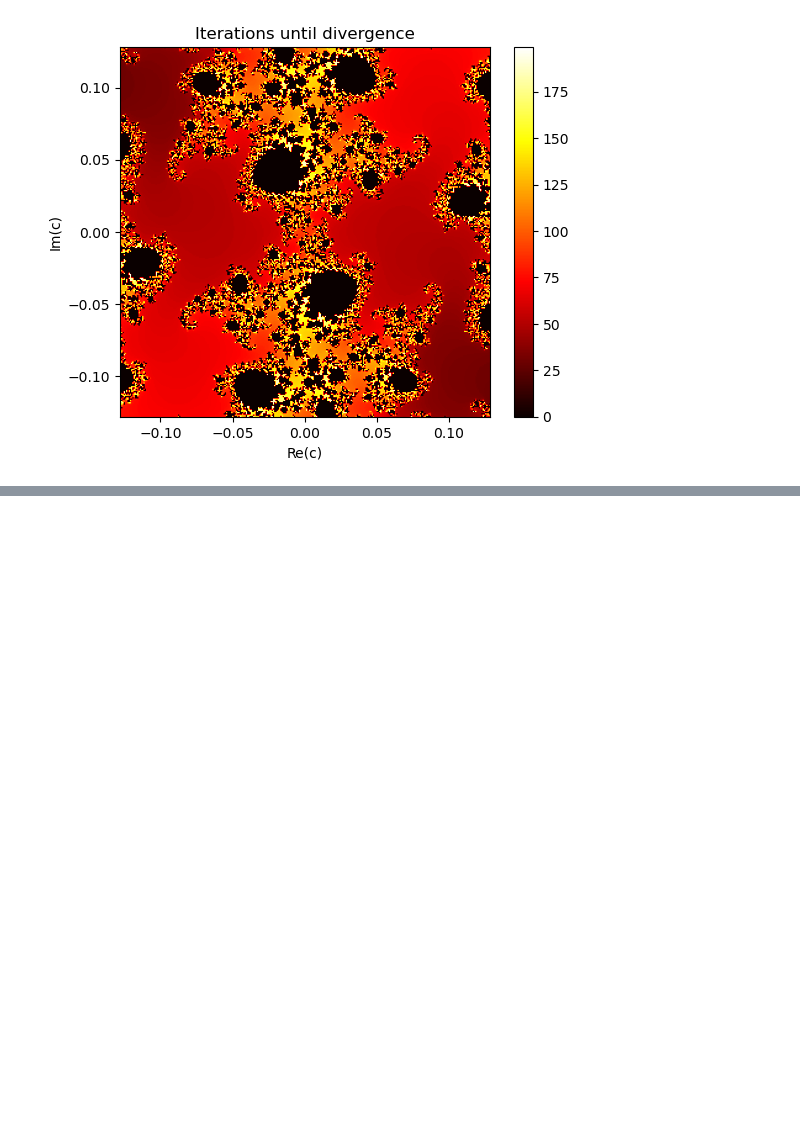
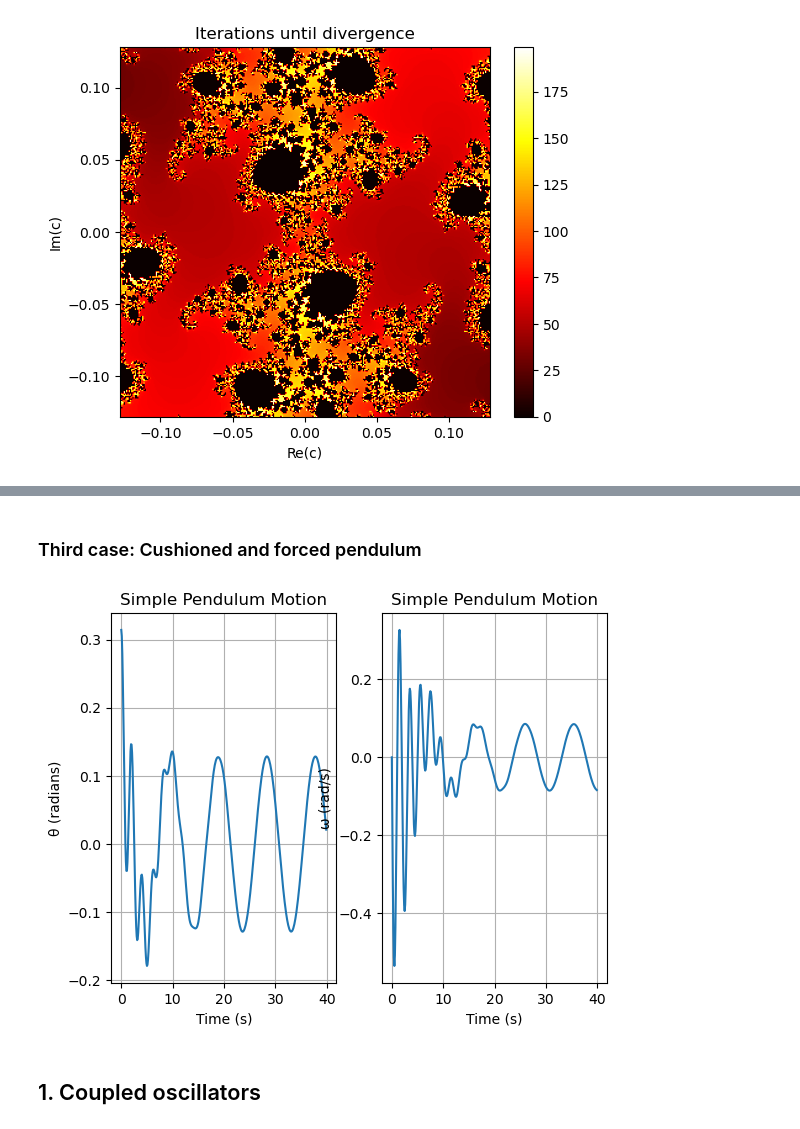
Before and after one commit to Alverd02/Simulations, a Jupyter notebook: Simulations.ipynb, the cells around one changed output, grey strips where cells are left out. Drawn from its saved outputs; the diff is of its cells as text; code cells hidden in the pictures; blank space fills up the shorter version.

```diff
--- a/Simulations.ipynb
+++ b/Simulations.ipynb
@@ -360,0 +421,29 @@ imageio.mimsave('Julia_zoom.gif', images)
+# %% [markdown]
+### Third case: Cushioned and forced pendulum
+# %%
+t = np.arange(0,40,0.1)
+g = 9.81 #m/s^2
+L = 1 #m
+b = 0.5 #kgm^2/s
+A = 1.2 #1/s^2
+Omeg = 0.666
+m = 1 #kg
+y_0 = (np.pi/10,0.0)
+sol = sc.integrate.odeint(equdif,y_0,t,args=(g,L,b,A,Omeg,m))
+plt.subplot(1,2,1)
+plt.plot(t, sol[:, 0])
+plt.xlabel('Time (s)')
+plt.ylabel('θ (radians)')
+plt.grid(True)
+plt.title('Simple Pendulum Motion')
+plt.subplot(1,2,2)
+plt.plot(t, sol[:, 1])
+plt.xlabel('Time (s)')
+plt.ylabel('ω (rad/s)')
+plt.title('Simple Pendulum Motion')
+plt.grid(True)
+plt.show()
+# %% [output]
+[figure, added]
+# %% [markdown]
+## 1. Coupled oscillators
```
Also changed, not shown: parts of 17 cells of this notebook.
